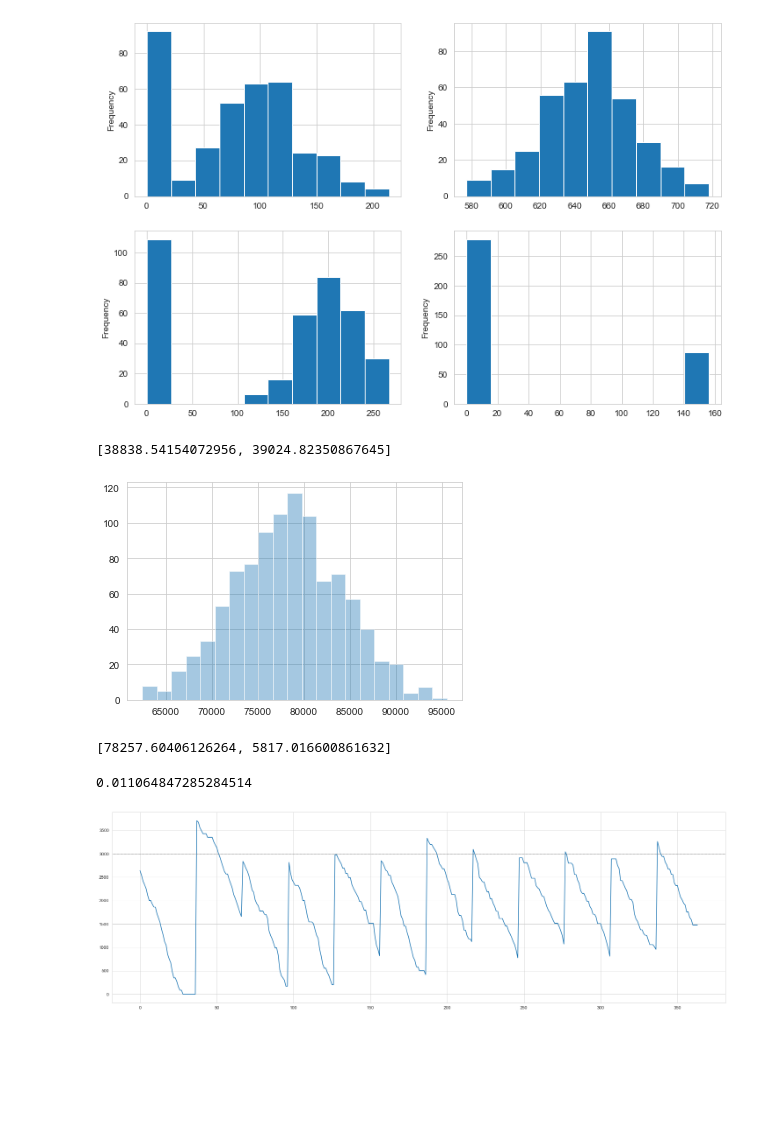
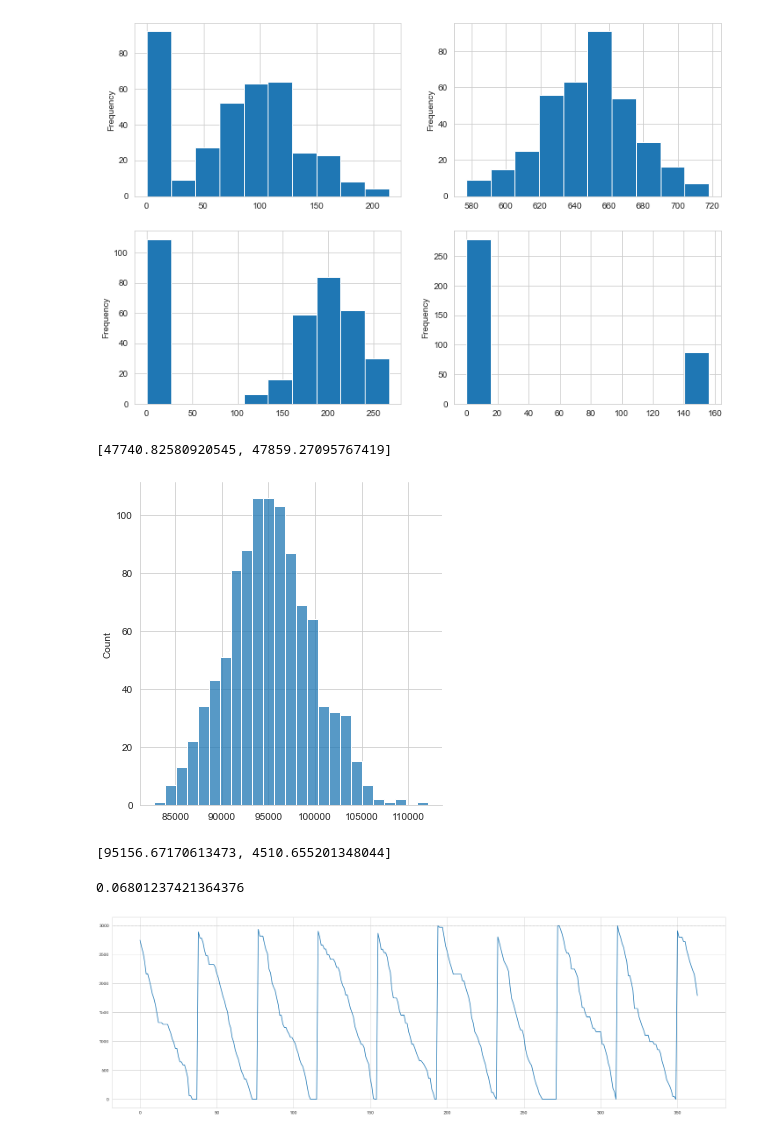
Before and after one commit to orozcohsu/ntunhs_2020, a Jupyter notebook: alg_20210527/inventory_management_and_simulation.ipynb, the cells around one changed output. Cells and saved outputs as stored; diff of their text form; code cells hidden in the pictures; blank space fills up the shorter version.

```diff
--- a/alg_20210527/inventory_management_and_simulation.ipynb
+++ b/alg_20210527/inventory_management_and_simulation.ipynb
@@ -10,10 +10,10 @@ sns.set_style('whitegrid')
 import operator
 # %%
 summary = pd.read_csv('summary_stats.csv')
-df = pd.read_excel('demand.xlsx', 'Data')
-df.index = df.index + 1
+summary.index = summary.index + 1
 
-demand = df[6:]
+demand = pd.read_excel('demand.xlsx', 'Data')
+demand = demand[6:]
 # %%
 summary
 # %% [output]
@@ -48,11 +52,17 @@ demand[4].plot.hist(ax=axes[1, 1])
 <AxesSubplot:ylabel='Frequency'>
 [figure]
 # %%
+# Product class
+
 class Product:
+
     def __init__(self, i):
         """
         :type i: int - Product number
         """
+        if i <1:
+            raise  ValueError("invalid argument!")
+
         self.i = i
         self.unit_cost = summary['Purchase Cost'].iloc[i - 1]
         self.lead_time = summary['Lead Time'].iloc[i - 1]
@@ -64,7 +74,9 @@ class Product:
         self.starting_stock = summary['Starting Stock'].iloc[i - 1]
         self.demand_lead = summary['Demand_lead'].iloc[i - 1]
 
+        #product log average
         self.mean = np.mean([np.log(j) for j in demand[demand[i] > 0][i]])
+        #product log std
         self.sd = np.std([np.log(j) for j in demand[demand[i] > 0][i]])
 # %%
 # Drawing from a log normal distribution
@@ -76,26 +91,29 @@ def daily_demand(mean, sd, probability):
     else:
         return np.exp(np.random.normal(mean, sd))
 # %%
-# Simulating a Monte Carlo ray for 1 year
+# Simulating a Monte Carlo rays for 1 year
 
-def monte_carlo_ray(M, product, review_period=30):
+def monte_carlo_rays(M, product, review_period=30):
     inventory = product.starting_stock
     mean = product.mean
     sd = product.sd
     lead_time = product.lead_time
     probability = product.probability
 
+    #product order quantity, it based on the expected inventory (M) and current inventory
     q = 0
+    #if demands > inventory, we count it in the stock_out
     stock_out = 0
-    # dictionary to store all the information
+    #dictionary to store all the information
     data = {'inv_level': [], 'daily_demand': [], 'units_sold': [], 'units_lost': [], 'orders': []}
 
+    #365 days
     for day in range(1, 365):
         day_demand = daily_demand(mean, sd, probability)
         data['daily_demand'].append(day_demand)
 
+        #re-stocking day
         if day % (review_period + lead_time) == 0:
-            # Restocking day
             q = M - inventory
             data['orders'].append(q)
             inventory += q
@@ -103,6 +121,7 @@ def monte_carlo_ray(M, product, review_period=30):
         if inventory - day_demand >= 0:
             data['units_sold'].append(day_demand)
             inventory -= day_demand
+
         elif inventory - day_demand < 0:
             data['units_sold'].append(inventory)
             data['units_lost'].append(day_demand - inventory)
@@ -183,48 +155,58 @@ def calculate_profit(data, product):
 def mc_simulation(product, M, num_simulations=100):
     profit_list = []
     orders_lost_list = []
+
     for sim in range(num_simulations):
-        data = monte_carlo_ray(M, product)
-        # Calculating the profit
+        data = monte_carlo_rays(M, product)
+
+        #calculating the profit
         profit = calculate_profit(data, product)
         profit_list.append(profit)
-        # Calculating the orders lost
+
+        #calculating the orders lost
         total_demand = sum(data['daily_demand'])
         unsold_orders = sum(data['units_lost'])
         orders_lost_list.append(unsold_orders/total_demand)
 
     return profit_list, orders_lost_list
 # %%
+# Start to simulate product 1
+
 product_1 = Product(1)
+
+#set the expected inventory is 3000
+#returns all profit and orders lost
 p_list = mc_simulation(product_1, 3000, 1000)
+
 print([np.mean(p_list), np.std(p_list)])
 # %% [output]
-[38838.54154072956, 39024.82350867645]
+[47740.82580920545, 47859.27095767419]
 # %%
+# Plot product 1 profit
+
 p_list, o_list = mc_simulation(Product(1), 3000, 1000)
-sns.distplot(
-    p_list,
-    kde=False
-)
+sns.displot(p_list, kde=False)
 plt.show()
 # %% [output]
-[figure, old version]
+[figure, new version]
 # %%
 print([np.mean(p_list), np.std(p_list)])
 # %% [output]
-[78257.60406126264, 5817.016600861632]
+[95156.67170613473, 4510.655201348044]
 # %%
 print(np.mean(o_list))
 # %% [output]
-0.011064847285284514
+0.06801237421364376
 # %%
-data = monte_carlo_ray(3000, product_1)
+# plot 365 days inventory information
+
+data = monte_carlo_rays(3000, product_1)
 plt.figure(figsize=(25,8))
 plt.plot(data['inv_level'])
 plt.axhline(3000, linewidth=1, color="grey", linestyle=":")
 plt.show()
 # %% [output]
-[figure, old version]
+[figure, new version]
 # %%
 def periodic_review(product, low, high, step=50):
     m_range = [i for i in range(low, high, step)]
```
Also changed, not shown: parts of 71 cells of this notebook, 2 other files.
